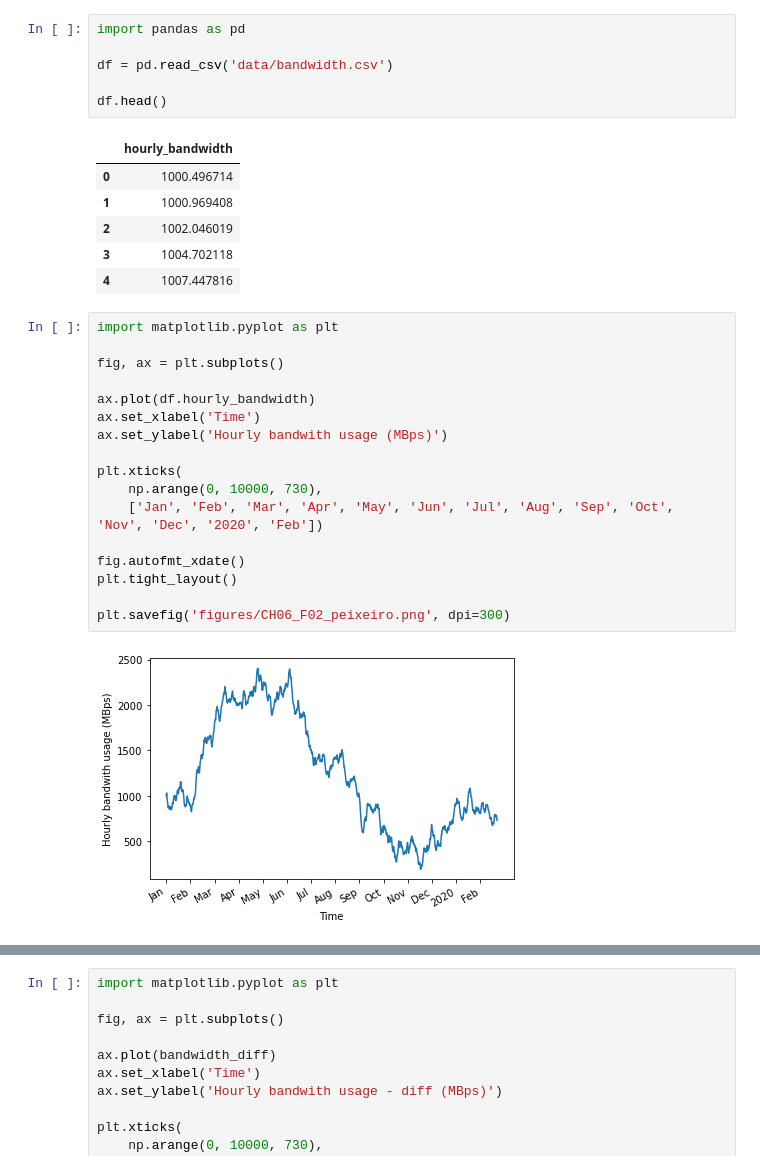
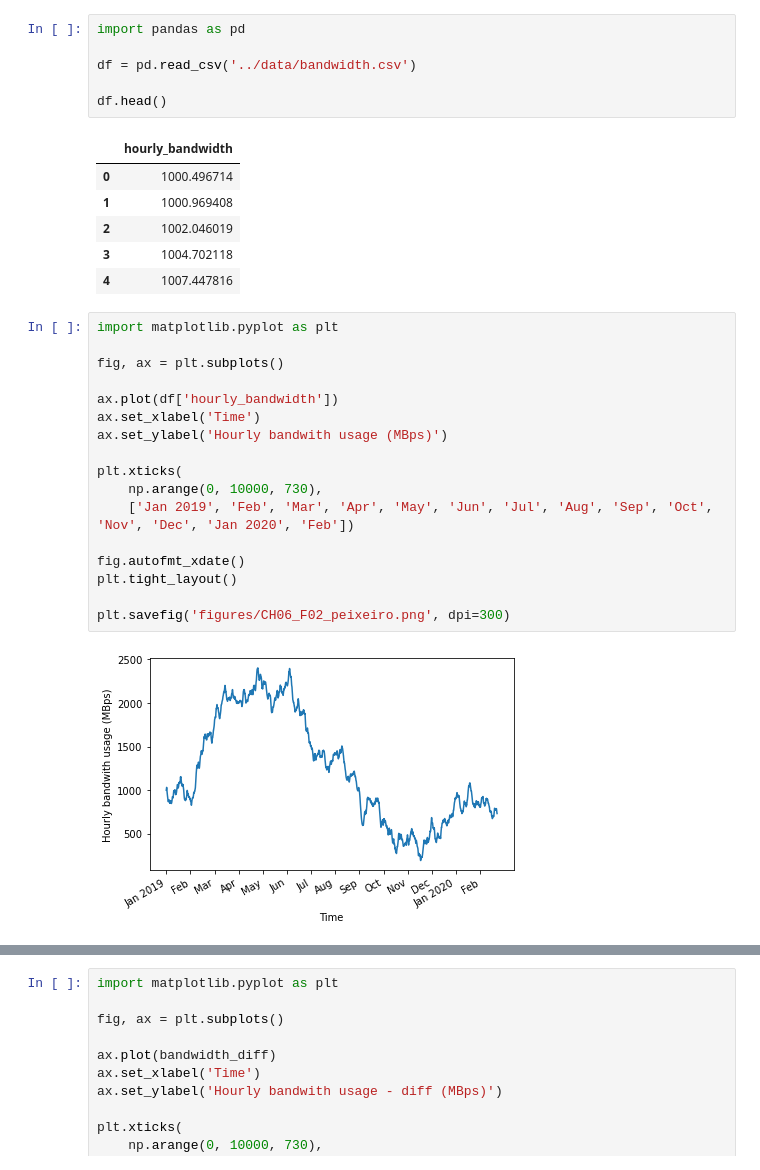
Before and after one commit to marcopeix/TimeSeriesForecastingInPython, a Jupyter notebook: CH06/CH06.ipynb, the cells around one changed output, grey strips where cells are left out. Saved outputs shown, nothing was run; the diff lists cells and outputs as text.

```diff
--- a/CH06/CH06.ipynb
+++ b/CH06/CH06.ipynb
@@ -173,7 +158,7 @@ print(pvalue)
 # %%
 import pandas as pd
 
-df = pd.read_csv('data/bandwidth.csv')
+df = pd.read_csv('../data/bandwidth.csv')
 
 df.head()
 # %% [output]
@@ -186,20 +171,20 @@ df.head()
 # %%
 import matplotlib.pyplot as plt
 
 fig, ax = plt.subplots()
 
-ax.plot(df.hourly_bandwidth)
+ax.plot(df['hourly_bandwidth'])
 ax.set_xlabel('Time')
 ax.set_ylabel('Hourly bandwith usage (MBps)')
 
 plt.xticks(
     np.arange(0, 10000, 730),
-    ['Jan', 'Feb', 'Mar', 'Apr', 'May', 'Jun', 'Jul', 'Aug', 'Sep', 'Oct', 'Nov', 'Dec', '2020', 'Feb'])
+    ['Jan 2019', 'Feb', 'Mar', 'Apr', 'May', 'Jun', 'Jul', 'Aug', 'Sep', 'Oct', 'Nov', 'Dec', 'Jan 2020', 'Feb'])
 
 fig.autofmt_xdate()
 plt.tight_layout()
 
 plt.savefig('figures/CH06_F02_peixeiro.png', dpi=300)
 # %% [output]
-[figure, old version]
+[figure, new version]
 # %%
```
Also changed, not shown: parts of 27 cells of this notebook, 2 other files.
